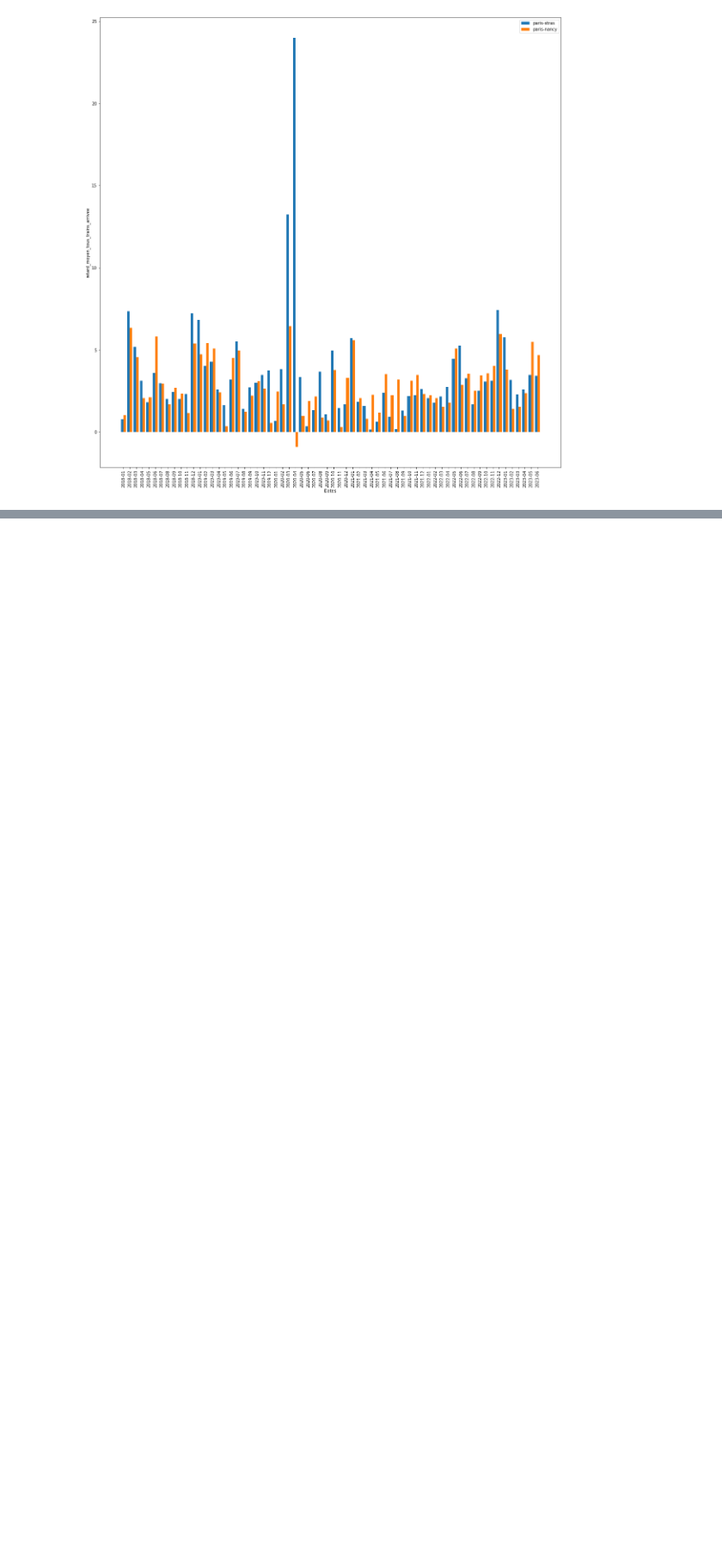
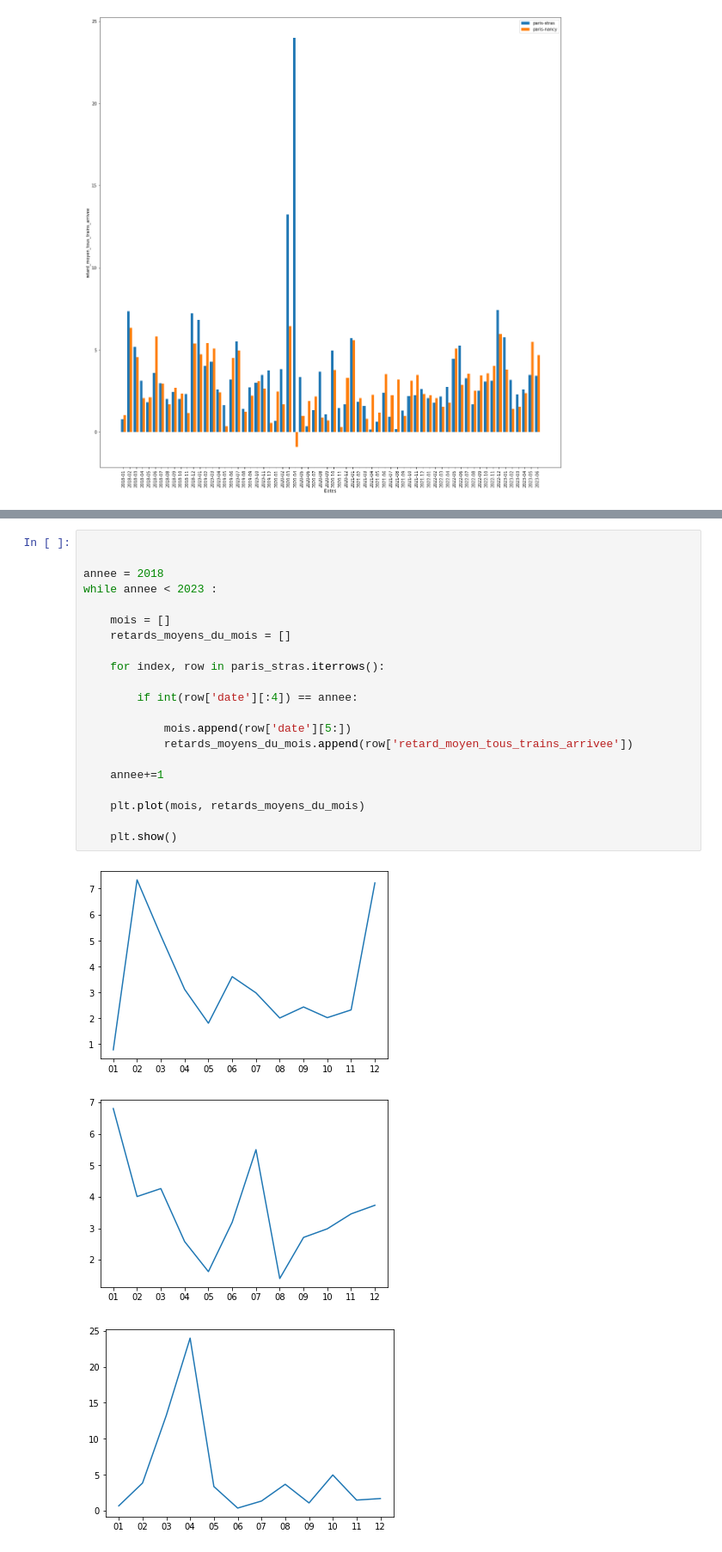
Before and after one commit to AxelV-hub/machine-learning-sncf-delay-estimation, a Jupyter notebook: Arno/tests_donnée.ipynb, the cells around one changed output, grey strips where cells are left out. Shown at 86% size. Saved outputs shown, nothing was run; the diff lists cells and outputs as text; blank space fills up the shorter version.

```diff
--- a/Arno/tests_donnée.ipynb
+++ b/Arno/tests_donnée.ipynb
@@ -165,0 +178,25 @@ On
+# %%
+
+
+annee = 2018
+while annee < 2023 :
+
+    mois = []
+    retards_moyens_du_mois = []
+
+    for index, row in paris_stras.iterrows():
+
+        if int(row['date'][:4]) == annee:
+
+            mois.append(row['date'][5:])
+            retards_moyens_du_mois.append(row['retard_moyen_tous_trains_arrivee'])
+
+    annee+=1
+
+    plt.plot(mois, retards_moyens_du_mois)
+
+    plt.show()
+# %% [output]
+[figure, added]
+[figure, added]
+[figure, added]
```
Also changed, not shown: parts of 16 cells of this notebook.
